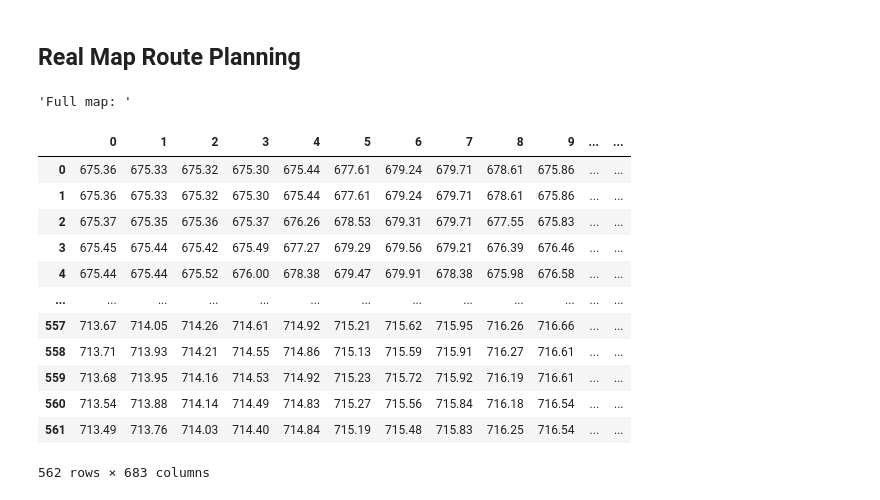
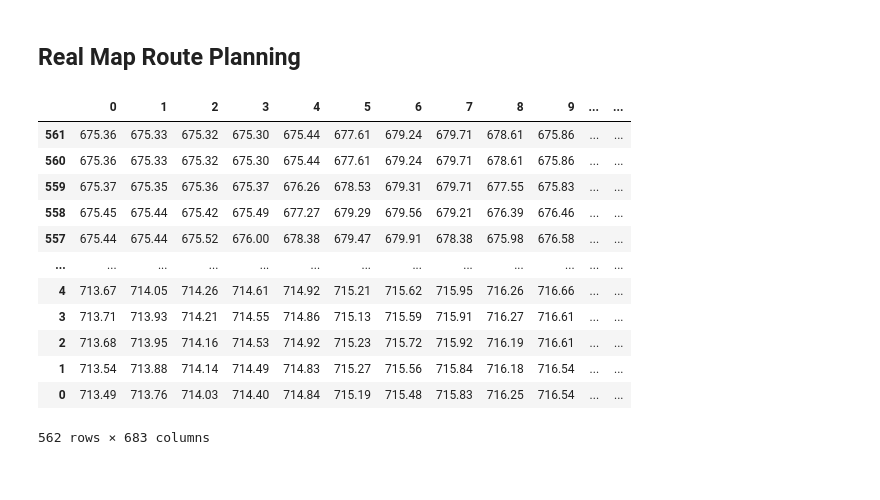
Before and after one commit to JorgeIvanJH/Isazi, a Jupyter notebook: test.ipynb, the cells around one changed output. Cells and saved outputs as stored; diff of their text form; code cells hidden in the pictures.

```diff
--- a/test.ipynb
+++ b/test.ipynb
@@ -183,22 +185,22 @@ Route from (4,2) to (0,0):
 ## Real Map Route Planning
 # %%
 df_alt_map = pd.read_csv('data/altitude_map (1).csv',header=None) # reading map info (altitude in [m])
-display("Full map: ",df_alt_map)
+df_alt_map.index = df_alt_map.index[::-1] # South-Western corner of the map (x=0, y=0)
+df_alt_map
 # %% [output]
+|  | 0 | 1 | 2 | 3 | 4 | 5 | 6 | 7 | 8 | 9 | ... | ... |
+| 561 | 675.36 | 675.33 | 675.32 | 675.30 | 675.44 | 677.61 | 679.24 | 679.71 | 678.61 | 675.86 | ... | ... |
+| 560 | 675.36 | 675.33 | 675.32 | 675.30 | 675.44 | 677.61 | 679.24 | 679.71 | 678.61 | 675.86 | ... | ... |
+| 559 | 675.37 | 675.35 | 675.36 | 675.37 | 676.26 | 678.53 | 679.31 | 679.71 | 677.55 | 675.83 | ... | ... |
+| 558 | 675.45 | 675.44 | 675.42 | 675.49 | 677.27 | 679.29 | 679.56 | 679.21 | 676.39 | 676.46 | ... | ... |
+| 557 | 675.44 | 675.44 | 675.52 | 676.00 | 678.38 | 679.47 | 679.91 | 678.38 | 675.98 | 676.58 | ... | ... |
+| ... | ... | ... | ... | ... | ... | ... | ... | ... | ... | ... | ... | ... |
+| 4 | 713.67 | 714.05 | 714.26 | 714.61 | 714.92 | 715.21 | 715.62 | 715.95 | 716.26 | 716.66 | ... | ... |
+| 3 | 713.71 | 713.93 | 714.21 | 714.55 | 714.86 | 715.13 | 715.59 | 715.91 | 716.27 | 716.61 | ... | ... |
+| 2 | 713.68 | 713.95 | 714.16 | 714.53 | 714.92 | 715.23 | 715.72 | 715.92 | 716.19 | 716.61 | ... | ... |
+| 1 | 713.54 | 713.88 | 714.14 | 714.49 | 714.83 | 715.27 | 715.56 | 715.84 | 716.18 | 716.54 | ... | ... |
+| 0 | 713.49 | 713.76 | 714.03 | 714.40 | 714.84 | 715.19 | 715.48 | 715.83 | 716.25 | 716.54 | ... | ... |
-'Full map: '
+562 rows × 683 columns
-|  | 0 | 1 | 2 | 3 | 4 | 5 | 6 | 7 | 8 | 9 | ... | ... |
-| 0 | 675.36 | 675.33 | 675.32 | 675.30 | 675.44 | 677.61 | 679.24 | 679.71 | 678.61 | 675.86 | ... | ... |
-| 1 | 675.36 | 675.33 | 675.32 | 675.30 | 675.44 | 677.61 | 679.24 | 679.71 | 678.61 | 675.86 | ... | ... |
-| 2 | 675.37 | 675.35 | 675.36 | 675.37 | 676.26 | 678.53 | 679.31 | 679.71 | 677.55 | 675.83 | ... | ... |
-| 3 | 675.45 | 675.44 | 675.42 | 675.49 | 677.27 | 679.29 | 679.56 | 679.21 | 676.39 | 676.46 | ... | ... |
-| 4 | 675.44 | 675.44 | 675.52 | 676.00 | 678.38 | 679.47 | 679.91 | 678.38 | 675.98 | 676.58 | ... | ... |
-| ... | ... | ... | ... | ... | ... | ... | ... | ... | ... | ... | ... | ... |
-| 557 | 713.67 | 714.05 | 714.26 | 714.61 | 714.92 | 715.21 | 715.62 | 715.95 | 716.26 | 716.66 | ... | ... |
-| 558 | 713.71 | 713.93 | 714.21 | 714.55 | 714.86 | 715.13 | 715.59 | 715.91 | 716.27 | 716.61 | ... | ... |
-| 559 | 713.68 | 713.95 | 714.16 | 714.53 | 714.92 | 715.23 | 715.72 | 715.92 | 716.19 | 716.61 | ... | ... |
-| 560 | 713.54 | 713.88 | 714.14 | 714.49 | 714.83 | 715.27 | 715.56 | 715.84 | 716.18 | 716.54 | ... | ... |
-| 561 | 713.49 | 713.76 | 714.03 | 714.40 | 714.84 | 715.19 | 715.48 | 715.83 | 716.25 | 716.54 | ... | ... |
-562 rows × 683 columns
 # %%
 # READ OR BUILD NODE GRAPH IF NOT FOUND
 try:
```
Also changed, not shown: parts of 6 cells of this notebook, 3 other files.
